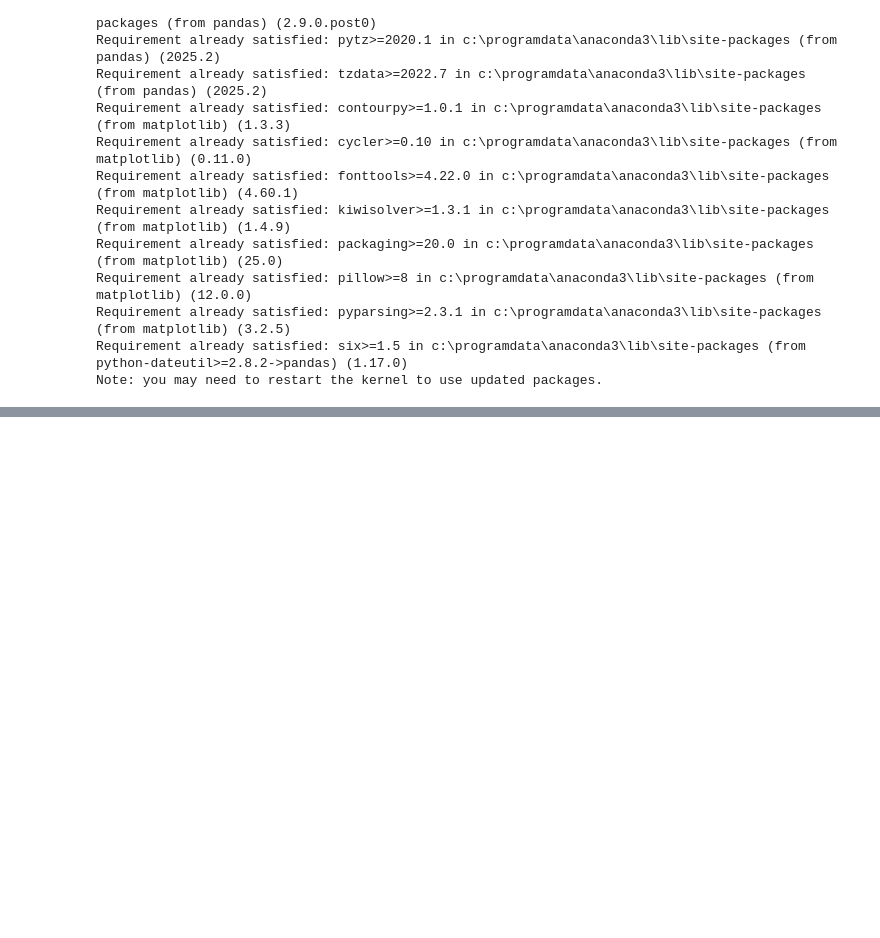
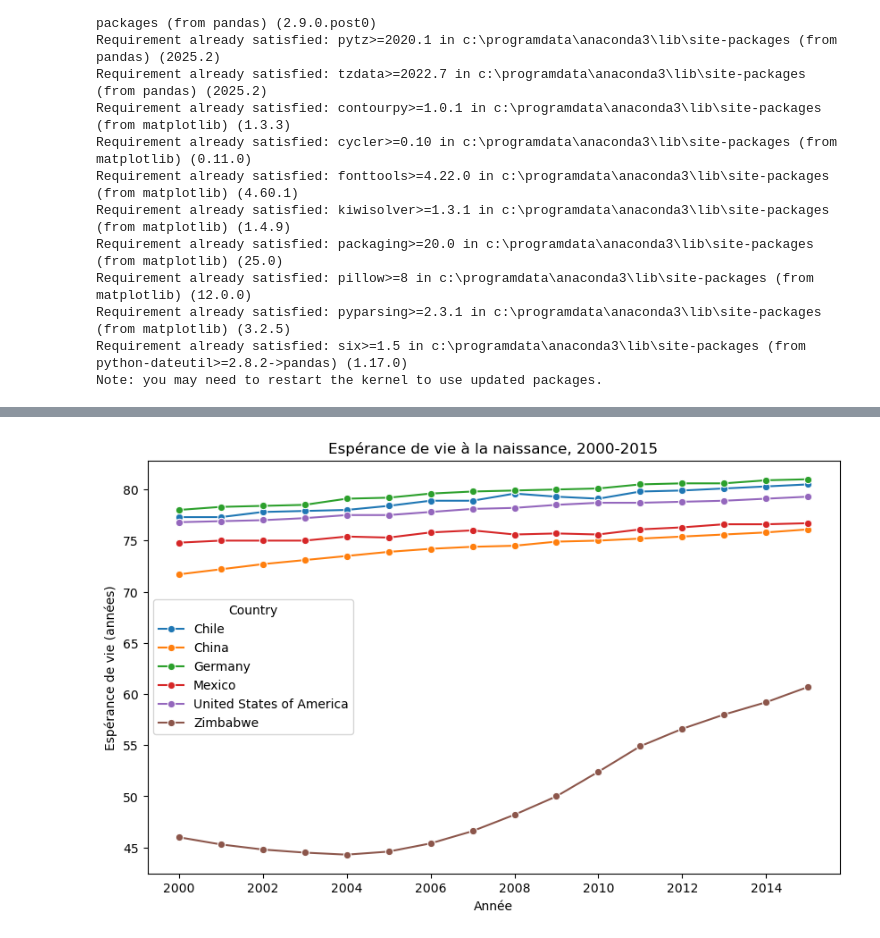
Before and after one commit to Miss-Ed/Life-Expectancy-and-GDP-Starter, a Jupyter notebook: life_expectancy_gdp.ipynb, the cells around one changed output, grey strips where cells are left out. Cells and saved outputs as stored; diff of their text form; code cells hidden in the pictures; blank space fills up the shorter version.

```diff
--- a/life_expectancy_gdp.ipynb
+++ b/life_expectancy_gdp.ipynb
@@ -24,0 +42,3 @@ import seaborn as sns
+# %%
+df = pd.read_csv("all_data.csv")
+df.head()
@@ -24,0 +52,3 @@ import seaborn as sns
+# %%
+df = df.rename(columns={"Life expectancy at birth (years)": "LEABY"})
+df.head()
@@ -24,0 +103,3 @@ import seaborn as sns
+# %%
+df["GDP_milliards"] = df["GDP"] / 1e9
+df.groupby("Country")[["LEABY", "GDP_milliards"]].mean().round(1)
@@ -24,0 +115,9 @@ import seaborn as sns
+# %%
+plt.figure(figsize=(10, 6))
+sns.lineplot(data=df, x="Year", y="LEABY", hue="Country", marker="o")
+plt.title("Espérance de vie à la naissance, 2000-2015")
+plt.xlabel("Année")
+plt.ylabel("Espérance de vie (années)")
+plt.show()
+# %% [output]
+[figure, added]
```
Also changed, not shown: parts of 20 cells of this notebook.
